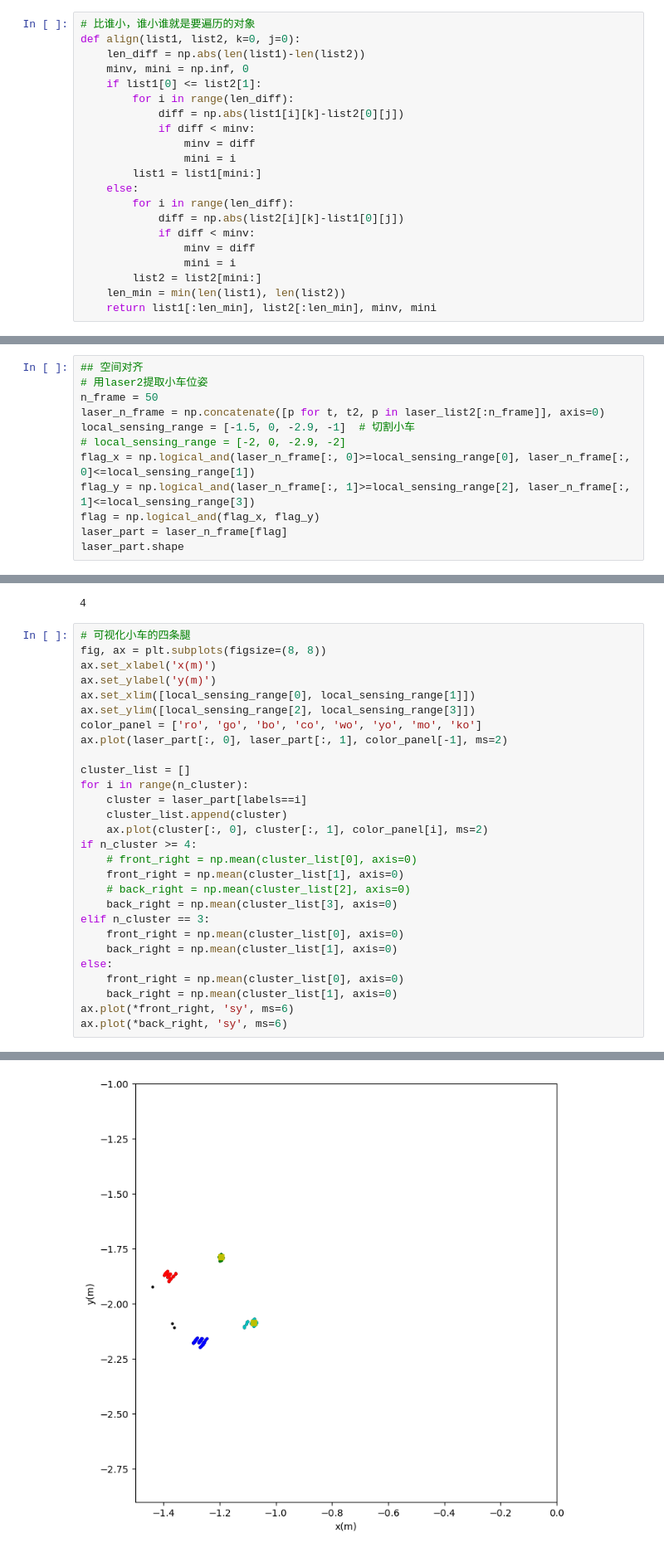
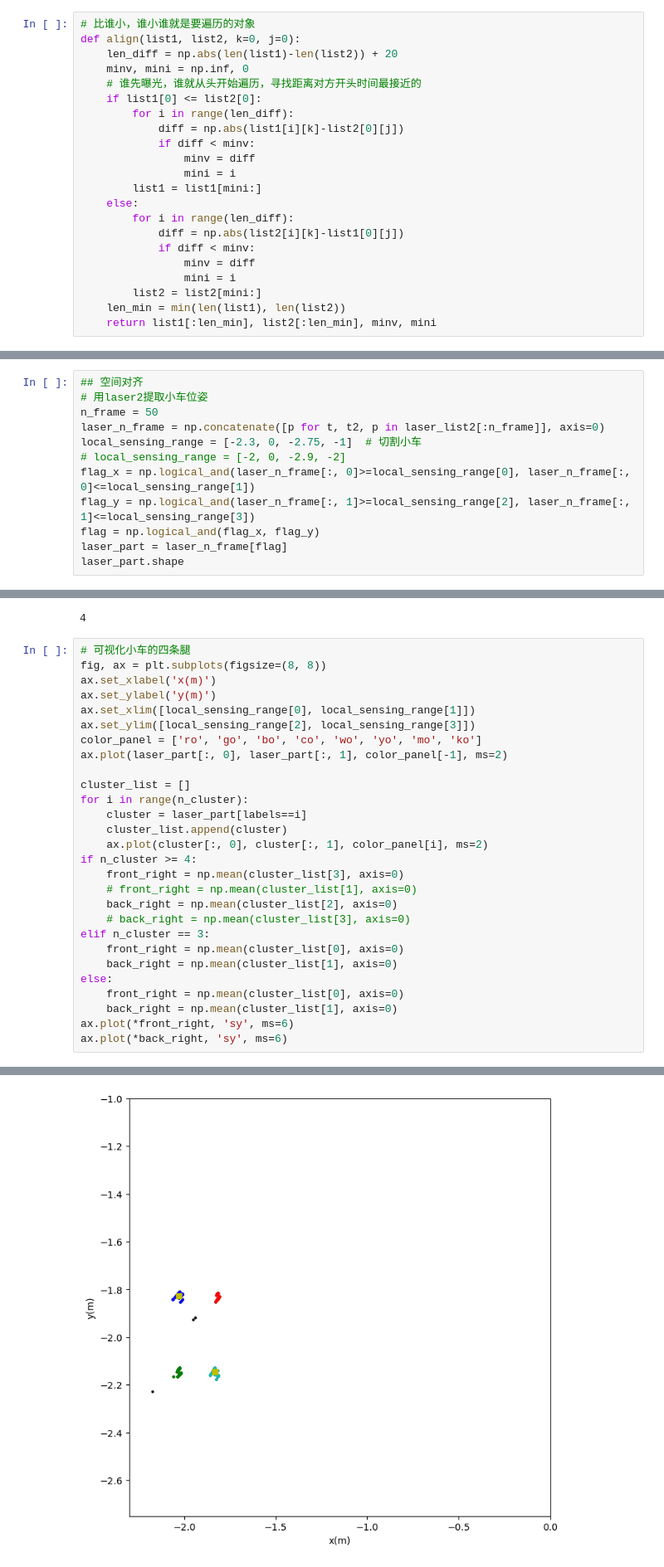
Before and after one commit to JiahuiSun/ackermann_car_nav, a Jupyter notebook: src/mmwave_radar/script/utils/laser_preprocess.ipynb, the cells around one changed output, grey strips where cells are left out. Shown at 83% size. Cells and saved outputs as stored; diff of their text form.

```diff
--- a/src/mmwave_radar/script/utils/laser_preprocess.ipynb
+++ b/src/mmwave_radar/script/utils/laser_preprocess.ipynb
@@ -58,9 +58,10 @@ len(mmwave_list), len(mmwave_raw_list), len(laser_list), len(laser_list2)
 # %%
 # 比谁小，谁小谁就是要遍历的对象
 def align(list1, list2, k=0, j=0):
-    len_diff = np.abs(len(list1)-len(list2))
+    len_diff = np.abs(len(list1)-len(list2)) + 20
     minv, mini = np.inf, 0
-    if list1[0] <= list2[1]:
+    # 谁先曝光，谁就从头开始遍历，寻找距离对方开头时间最接近的
+    if list1[0] <= list2[0]:
         for i in range(len_diff):
             diff = np.abs(list1[i][k]-list2[0][j])
             if diff < minv:
@@ -94,7 +93,7 @@ len(laser_list), len(mmwave_list), min_v1, min_idx1, len(laser_list2), min_v2, m
 # 用laser2提取小车位姿
 n_frame = 50
 laser_n_frame = np.concatenate([p for t, t2, p in laser_list2[:n_frame]], axis=0)
-local_sensing_range = [-1.5, 0, -2.9, -1]  # 切割小车
+local_sensing_range = [-2.3, 0, -2.75, -1]  # 切割小车
 # local_sensing_range = [-2, 0, -2.9, -2]
 flag_x = np.logical_and(laser_n_frame[:, 0]>=local_sensing_range[0], laser_n_frame[:, 0]<=local_sensing_range[1])
 flag_y = np.logical_and(laser_n_frame[:, 1]>=local_sensing_range[2], laser_n_frame[:, 1]<=local_sensing_range[3])
@@ -115,34 +114,34 @@ n_cluster
 # %%
 # 可视化小车的四条腿
 fig, ax = plt.subplots(figsize=(8, 8))
 ax.set_xlabel('x(m)')
 ax.set_ylabel('y(m)')
 ax.set_xlim([local_sensing_range[0], local_sensing_range[1]])
 ax.set_ylim([local_sensing_range[2], local_sensing_range[3]])
 color_panel = ['ro', 'go', 'bo', 'co', 'wo', 'yo', 'mo', 'ko']
 ax.plot(laser_part[:, 0], laser_part[:, 1], color_panel[-1], ms=2)
 
 cluster_list = []
 for i in range(n_cluster):
     cluster = laser_part[labels==i]
     cluster_list.append(cluster)
     ax.plot(cluster[:, 0], cluster[:, 1], color_panel[i], ms=2)
 if n_cluster >= 4:
-    # front_right = np.mean(cluster_list[0], axis=0)
-    front_right = np.mean(cluster_list[1], axis=0)
-    # back_right = np.mean(cluster_list[2], axis=0)
-    back_right = np.mean(cluster_list[3], axis=0)
+    front_right = np.mean(cluster_list[3], axis=0)
+    # front_right = np.mean(cluster_list[1], axis=0)
+    back_right = np.mean(cluster_list[2], axis=0)
+    # back_right = np.mean(cluster_list[3], axis=0)
 elif n_cluster == 3:
     front_right = np.mean(cluster_list[0], axis=0)
     back_right = np.mean(cluster_list[1], axis=0)
 else:
     front_right = np.mean(cluster_list[0], axis=0)
     back_right = np.mean(cluster_list[1], axis=0)
 ax.plot(*front_right, 'sy', ms=6)
 ax.plot(*back_right, 'sy', ms=6)
 # %% [output]
 [<matplotlib.lines.Line2D at 0x...>]
-[figure, old version]
+[figure, new version]
 # %%
 # np.linalg.norm(back_right-back_left),
 np.linalg.norm(front_right-back_right)
```
Also changed, not shown: parts of 11 cells of this notebook, 1 other file.
